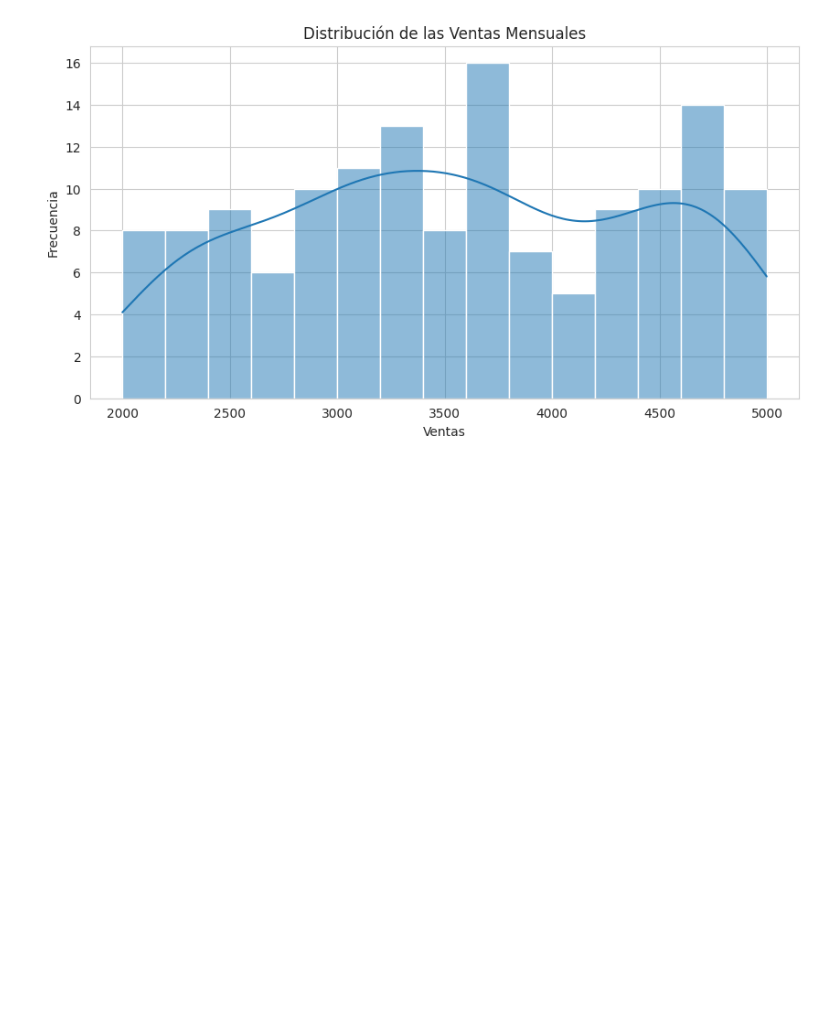
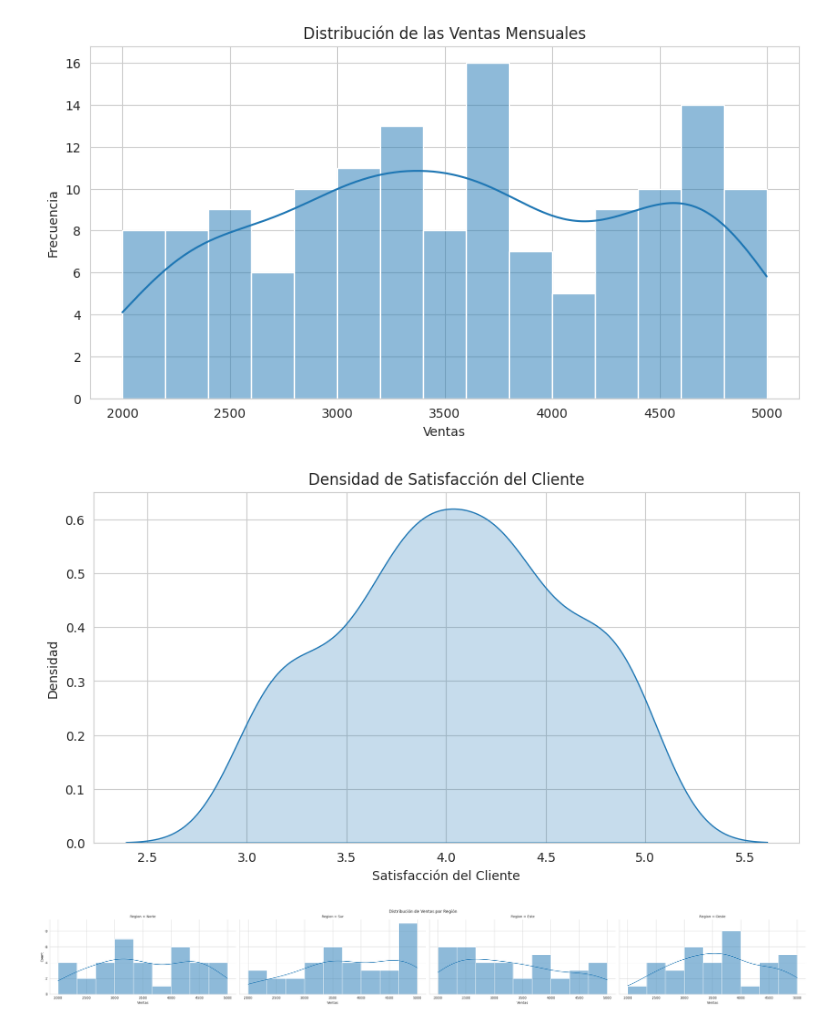
Before and after one commit to brunobobadilla06/Practica---Ciencia-de-Datos-I, a Jupyter notebook: Practica_3.ipynb, the cells around one changed output. Drawn from its saved outputs; the diff is of its cells as text; code cells hidden in the pictures; blank space fills up the shorter version.

```diff
--- a/Practica_3.ipynb
+++ b/Practica_3.ipynb
@@ -178,3 +178,21 @@ plt.ylabel('Frecuencia')
 plt.show()
 # %% [output]
 [figure]
+# %%
+# KDE plot de satisfaccion del cliente
+plt.figure(figsize=(10, 5))
+sns.kdeplot(data=df, x='Satisfaccion_Cliente', fill=True)
+plt.title('Densidad de Satisfacción del Cliente')
+plt.xlabel('Satisfacción del Cliente')
+plt.ylabel('Densidad')
+plt.show()
+#
+# %% [output]
+[figure, added]
+# %%
+# Displot: Distribucion de ventas por region
+sns.displot(data=df, x='Ventas', col='Region', kde=True, height=4, aspect=2)
+plt.suptitle('Distribución de Ventas por Región', y=1.02)
+plt.show()
+# %% [output]
+[figure, added]
```
